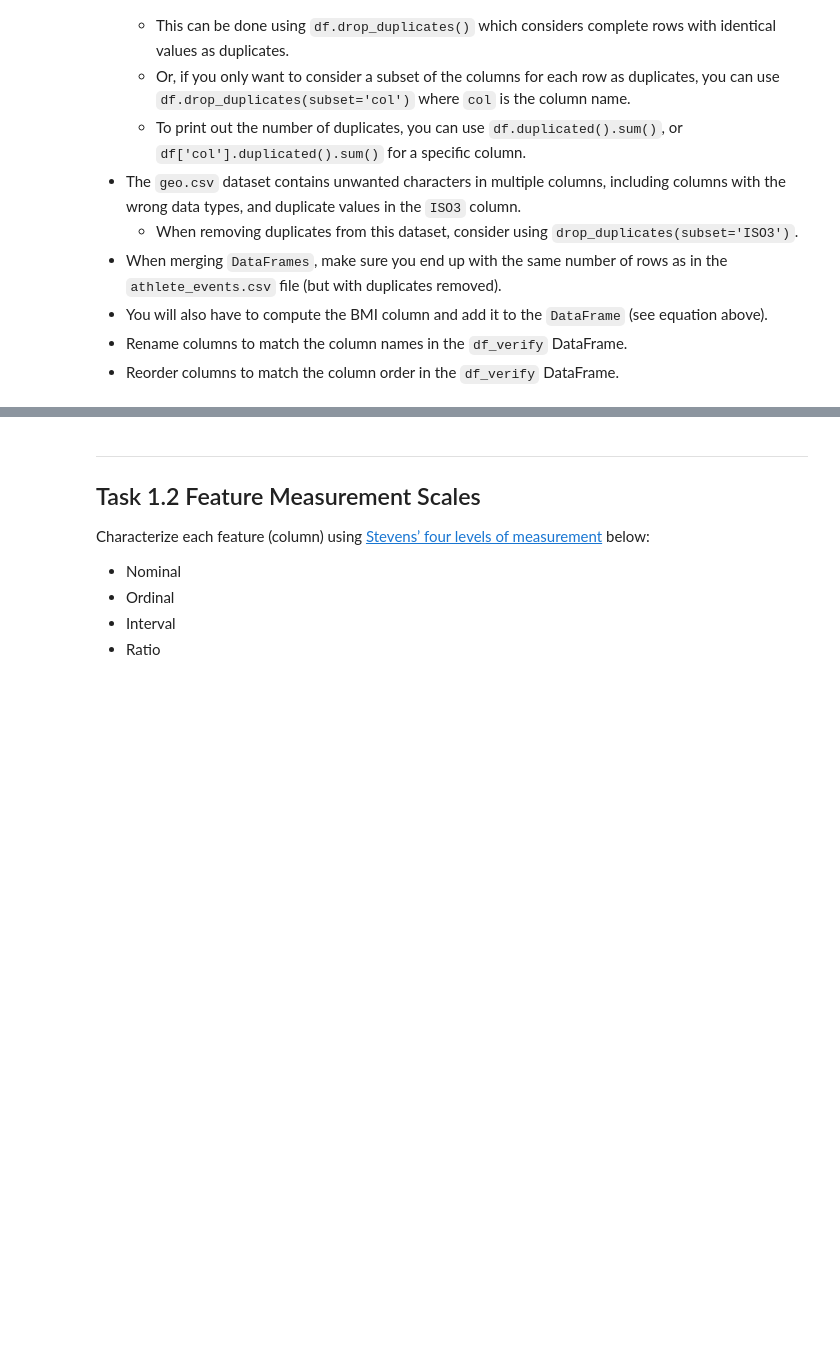
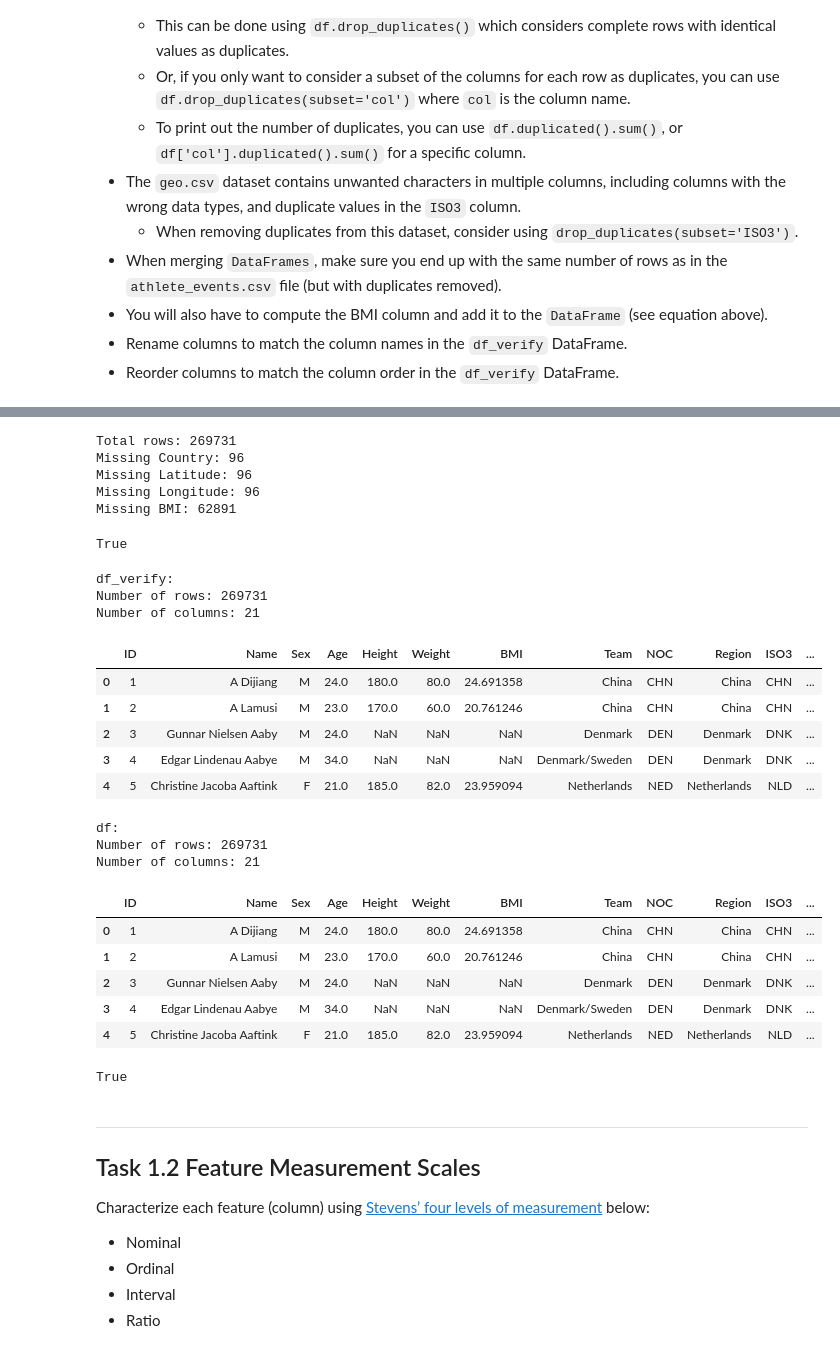
Before and after one commit to 05c4r-1337/DataVisAssignment, a Jupyter notebook: assignment.ipynb, the cells around one changed output, grey strips where cells are left out. Cells and saved outputs as stored; diff of their text form; code cells hidden in the pictures; blank space fills up the shorter version.

```diff
--- a/assignment.ipynb
+++ b/assignment.ipynb
@@ -343,3 +311,79 @@ True
+# %%
+df_geo['ISO3'] = df_geo['Alpha-3 code'].astype(str).str.replace('"','').str.strip().str.upper()
+df_geo['Country'] = df_geo['Country'].astype(str).str.replace('"','').str.strip()
+df_geo['Latitude'] = df_geo['Latitude (average)'].astype(str).str.replace('"','').str.strip().astype(float)
+df_geo['Longitude'] = df_geo['Longitude (average)'].astype(str).str.replace('"','').str.strip().astype(float)
+df_geo = df_geo.drop_duplicates(subset='ISO3')
+df_geo = df_geo[['ISO3','Country','Latitude','Longitude']]
+
+df = df_athletes.merge(df_noc_iso3, how='left', on='NOC')
+
+df = df.merge(df_noc_regions[['NOC','region']], how='left', on='NOC')
+df.rename(columns={'region':'Region'}, inplace=True)
+
+df = df.merge(df_geo, how='left', on='ISO3')
+
+df['BMI'] = df['Weight'] / ((df['Height']/100) ** 2)
+
+columns_order = ['ID','Name','Sex','Age','Height','Weight','BMI','Team','NOC',
+                 'Region','ISO3','Country','Latitude','Longitude','Games','Year',
+                 'Season','City','Sport','Event','Medal']
+
+df = df[columns_order]
+
+df = df.drop_duplicates()
+
+print("Total rows:", df.shape[0])
+print("Missing Country:", df['Country'].isna().sum())
+print("Missing Latitude:", df['Latitude'].isna().sum())
+print("Missing Longitude:", df['Longitude'].isna().sum())
+print("Missing BMI:", df['BMI'].isna().sum())
+# %% [output]
+Total rows: 269731
+Missing Country: 96
+Missing Latitude: 96
+Missing Longitude: 96
+Missing BMI: 62891
+# %%
+df_test = df.copy()
+df_test.index = df_verify.index
+print(df_test.equals(df_verify))  # allt förutom index är korrekt
+# %% [output]
+True
+# %%
+df.index = df_verify.index # lägger index av df_verify till df, detta kasnske borde fixas bättre
+# %%
+print("df_verify:")
+print(f'Number of rows: {df_verify.shape[0]}')
+print(f'Number of columns: {df_verify.shape[1]}')
+display(df_verify.head())
+
+print("\ndf:")
+print(f'Number of rows: {df.shape[0]}')
+print(f'Number of columns: {df.shape[1]}')
+display(df.head())
+
+(df.dtypes == df_verify.dtypes).all() and df.shape == df_verify.shape and df.equals(df_verify) # korrekt om den är True
+# %% [output]
+df_verify:
+Number of rows: 269731
+Number of columns: 21
+|  | ID | Name | Sex | Age | Height | Weight | BMI | Team | NOC | Region | ISO3 | ... |
+| 0 | 1 | A Dijiang | M | 24.0 | 180.0 | 80.0 | 24.691358 | China | CHN | China | CHN | ... |
+| 1 | 2 | A Lamusi | M | 23.0 | 170.0 | 60.0 | 20.761246 | China | CHN | China | CHN | ... |
+| 2 | 3 | Gunnar Nielsen Aaby | M | 24.0 | NaN | NaN | NaN | Denmark | DEN | Denmark | DNK | ... |
+| 3 | 4 | Edgar Lindenau Aabye | M | 34.0 | NaN | NaN | NaN | Denmark/Sweden | DEN | Denmark | DNK | ... |
+| 4 | 5 | Christine Jacoba Aaftink | F | 21.0 | 185.0 | 82.0 | 23.959094 | Netherlands | NED | Netherlands | NLD | ... |
+df:
+Number of rows: 269731
+Number of columns: 21
+|  | ID | Name | Sex | Age | Height | Weight | BMI | Team | NOC | Region | ISO3 | ... |
+| 0 | 1 | A Dijiang | M | 24.0 | 180.0 | 80.0 | 24.691358 | China | CHN | China | CHN | ... |
+| 1 | 2 | A Lamusi | M | 23.0 | 170.0 | 60.0 | 20.761246 | China | CHN | China | CHN | ... |
+| 2 | 3 | Gunnar Nielsen Aaby | M | 24.0 | NaN | NaN | NaN | Denmark | DEN | Denmark | DNK | ... |
+| 3 | 4 | Edgar Lindenau Aabye | M | 34.0 | NaN | NaN | NaN | Denmark/Sweden | DEN | Denmark | DNK | ... |
+| 4 | 5 | Christine Jacoba Aaftink | F | 21.0 | 185.0 | 82.0 | 23.959094 | Netherlands | NED | Netherlands | NLD | ... |
+True
 # %% [markdown]
 ---
 ## Task 1.2 Feature Measurement Scales
```
Also changed, not shown: parts of 7 cells of this notebook, 1 other file.
